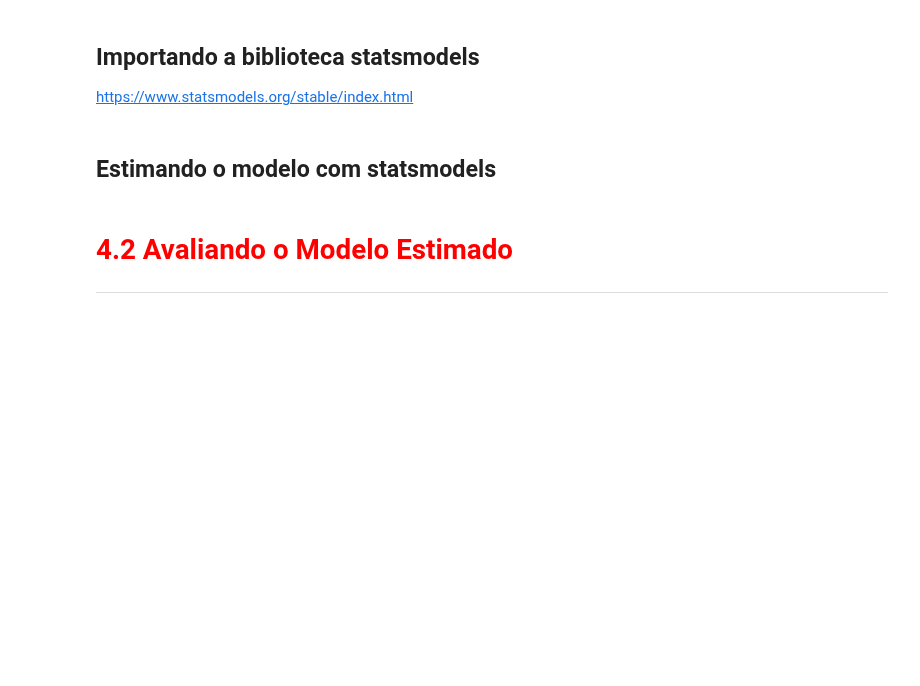
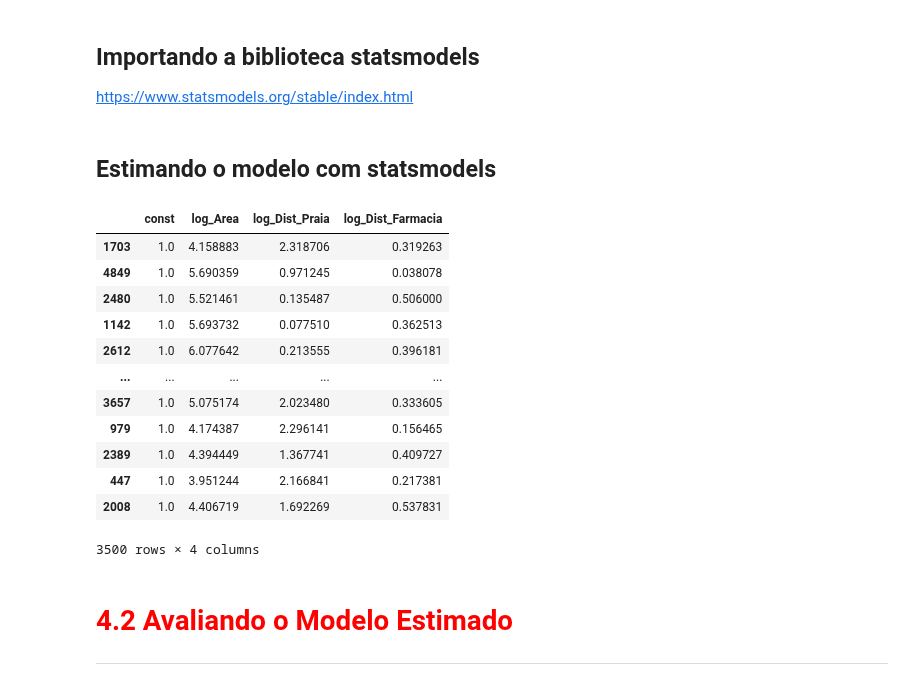
Before and after one commit to NiveskZ/estatistica-ml-alura, a Jupyter notebook: regressao-linear/reg-linear-II/Projeto/Regressão Linear.ipynb, the cells around one changed output. Saved outputs shown, nothing was run; the diff lists cells and outputs as text; code cells hidden in the pictures; blank space fills up the shorter version.

```diff
--- a/regressao-linear/reg-linear-II/Projeto/Regressão Linear.ipynb
+++ b/regressao-linear/reg-linear-II/Projeto/Regressão Linear.ipynb
@@ -249,9 +251,15 @@ https://scikit-learn.org/stable/modules/generated/sklearn.model_selection.train_
 # %% [markdown]
 ## Criando uma Series (pandas) para armazenar o Preço dos Imóveis (y)
+# %%
+y = dados['log_Valor']
 # %% [markdown]
 ## Criando um DataFrame (pandas) para armazenar as variáveis explicativas (X)
+# %%
+X = dados[['log_Area','log_Dist_Praia','log_Dist_Farmacia']]
 # %% [markdown]
 ## Criando os datasets de treino e de teste
+# %%
+X_train,X_test,y_train,y_test = train_test_split(X,y,test_size=0.3,random_state=2811)
 # %% [markdown]
 # Regresão Linear
 <hr>
@@ -271,2 +281,20 @@ https://www.statsmodels.org/stable/index.html
 # %% [markdown]
 ## Estimando o modelo com statsmodels
+# %%
+X_train_const = sm.add_constant(X_train)
+# %%
+X_train_const
+# %% [output]
+|  | const | log_Area | log_Dist_Praia | log_Dist_Farmacia |
+| 1703 | 1.0 | 4.158883 | 2.318706 | 0.319263 |
+| 4849 | 1.0 | 5.690359 | 0.971245 | 0.038078 |
+| 2480 | 1.0 | 5.521461 | 0.135487 | 0.506000 |
+| 1142 | 1.0 | 5.693732 | 0.077510 | 0.362513 |
+| 2612 | 1.0 | 6.077642 | 0.213555 | 0.396181 |
+| ... | ... | ... | ... | ... |
+| 3657 | 1.0 | 5.075174 | 2.023480 | 0.333605 |
+| 979 | 1.0 | 4.174387 | 2.296141 | 0.156465 |
+| 2389 | 1.0 | 4.394449 | 1.367741 | 0.409727 |
+| 447 | 1.0 | 3.951244 | 2.166841 | 0.217381 |
+| 2008 | 1.0 | 4.406719 | 1.692269 | 0.537831 |
+3500 rows × 4 columns
```
Also changed, not shown: parts of 9 cells of this notebook.
